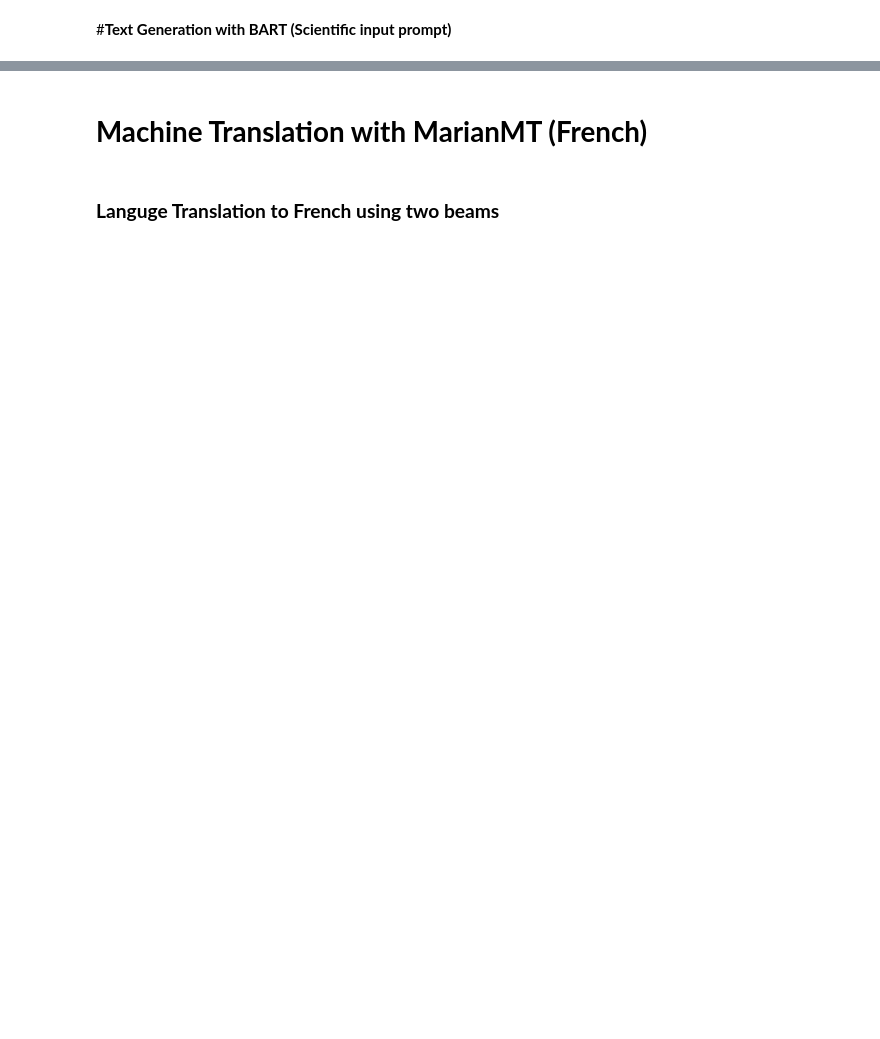
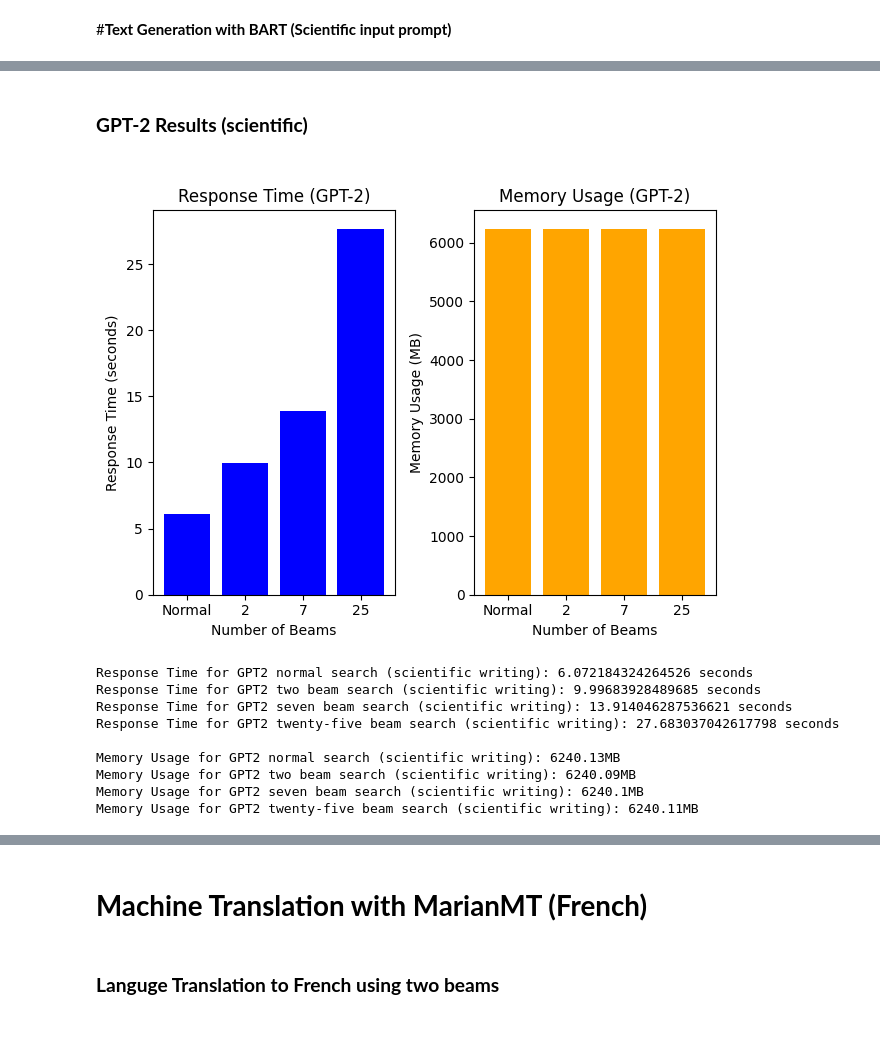
Before and after one commit to pureskill714/ICT3102-assignment2, a Jupyter notebook: 3102Assignment2.ipynb, the cells around one changed output, grey strips where cells are left out. Drawn from its saved outputs; the diff is of its cells as text; code cells hidden in the pictures; blank space fills up the shorter version.

Commit message:
scientific text generation graph

```diff
--- a/3102Assignment2.ipynb
+++ b/3102Assignment2.ipynb
@@ -1606,0 +1609,66 @@ Memory Usage: 3602.75 MB
+# %% [markdown]
+<h3><b>GPT-2 Results (scientific)</b><h3>
+# %%
+import matplotlib.pyplot as plt
+
+# put the memory usage of using one beam to float variable
+gpt2_m2_scientific = float(f"{max(memory_used_gpt2_twoBeam_scientific):.2f}")
+
+# put the memory usage of using seven beams to float variable
+gpt2_m7_scientific = float(f"{max(memory_used_gpt2_sevenBeam_scientific):.2f}")
+
+# put the memory usage of using twenty-five beam to float variable
+gpt2_m25_scientific = float(f"{max(memory_used_gpt2_twentyFiveBeam_scientific):.2f}")
+
+# put the memory usage of normal search to float variable
+gpt2_mNormal_scientific = float(f"{max(memory_used_gpt2_normalSearch_scientific):.2f}")
+
+# Sample data for the first graph
+num_beams_1 = ["Normal","2","7","25"]
+response_time = [response_time_gpt2_normalSearch_scientific,response_time_gpt2_twoBeam_scientific,response_time_gpt2_sevenBeam_scientific,response_time_gpt2_twentyFiveBeam_scientific]  # in seconds
+
+# Sample data for the second graph
+num_beams_2 = ["Normal","2","7","25"]
+memory_usage = [gpt2_mNormal_scientific,gpt2_m2_scientific,gpt2_m7_scientific,gpt2_m25_scientific]  # in mb
+
+# Create two subplots side by side
+plt.subplot(1, 2, 1)  # 1 row, 2 columns, 1st subplot
+plt.bar(num_beams_1, response_time, color='blue')
+plt.xlabel('Number of Beams')
+plt.ylabel('Response Time (seconds)')
+plt.title('Response Time (GPT-2)')
+
+plt.subplot(1, 2, 2)  # 1 row, 2 columns, 2nd subplot
+plt.bar(num_beams_2, memory_usage, color='orange')
+plt.xlabel('Number of Beams')
+plt.ylabel('Memory Usage (MB)')
+plt.title('Memory Usage (GPT-2)')
+
+# Adjust layout for better visualization
+plt.tight_layout()
+
+# Display the graphs
+plt.show()
+
+print(f"Response Time for GPT2 normal search (scientific): {response_time_gpt2_normalSearch_scientific} seconds")
+print(f"Response Time for GPT2 two beam search (scientific): {response_time_gpt2_twoBeam_scientific} seconds")
+print(f"Response Time for GPT2 seven beam search (scientific): {response_time_gpt2_sevenBeam_scientific} seconds")
+print(f"Response Time for GPT2 twenty-five beam search (scientific): {response_time_gpt2_twentyFiveBeam_scientific} seconds")
+
+print("")
+
+print(f"Memory Usage for GPT2 normal search (scientific): {gpt2_mNormal_scientific}MB")
+print(f"Memory Usage for GPT2 two beam search (scientific): {gpt2_m2_scientific}MB")
+print(f"Memory Usage for GPT2 seven beam search (scientific): {gpt2_m7_scientific}MB")
+print(f"Memory Usage for GPT2 twenty-five beam search (scientific): {gpt2_m25_scientific}MB")
+# %% [output]
+[figure, added]
+Response Time for GPT2 normal search (scientific writing): 6.072184324264526 seconds
+Response Time for GPT2 two beam search (scientific writing): 9.99683928489685 seconds
+Response Time for GPT2 seven beam search (scientific writing): 13.914046287536621 seconds
+Response Time for GPT2 twenty-five beam search (scientific writing): 27.683037042617798 seconds
+
+Memory Usage for GPT2 normal search (scientific writing): 6240.13MB
+Memory Usage for GPT2 two beam search (scientific writing): 6240.09MB
+Memory Usage for GPT2 seven beam search (scientific writing): 6240.1MB
+Memory Usage for GPT2 twenty-five beam search (scientific writing): 6240.11MB
```
Also changed, not shown: parts of 86 cells of this notebook.
